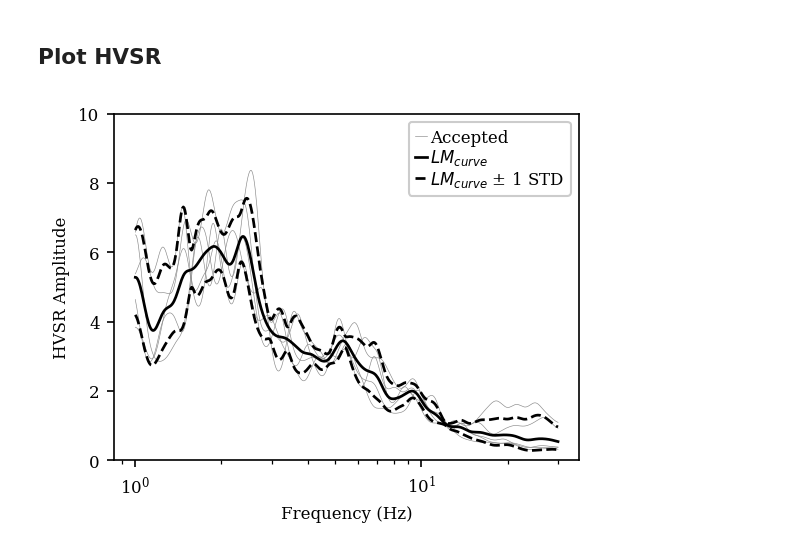
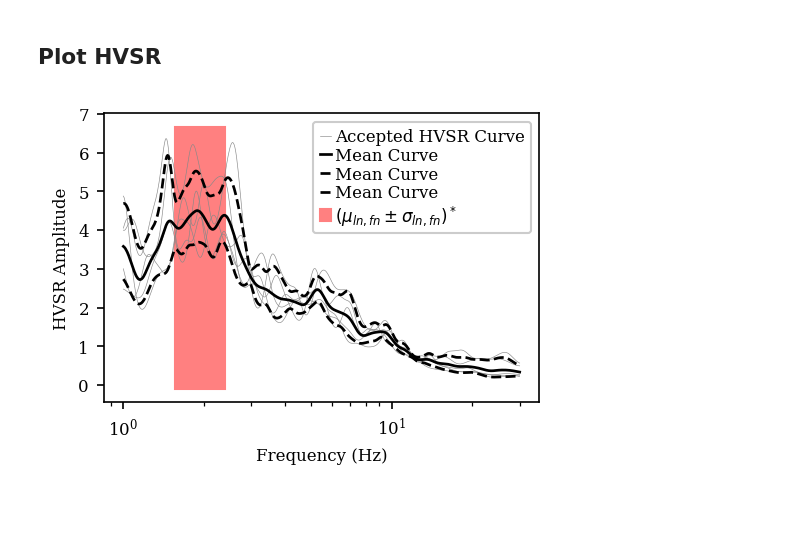
Before and after one commit to jpvantassel/hvsrpy, a Jupyter notebook: examples/example_ehvsr_traditional.ipynb, the cells around one changed output. Saved outputs shown, nothing was run; the diff lists cells and outputs as text; code cells hidden in the pictures; blank space fills up the shorter version.

Commit message:
:bug: Fix plot_tools to render ehvsr notebook

```diff
--- a/examples/example_ehvsr_traditional.ipynb
+++ b/examples/example_ehvsr_traditional.ipynb
@@ -136,6 +136,6 @@ hvsr = hvsrpy.process(srecords, processing_settings)
 # %% [markdown]
 ## Plot HVSR
 # %%
-(fig, ax) = hvsrpy.plot_tools.plot_single_panel_hvsr(hvsr, ylims=(0, 10))
+(fig, ax) = hvsrpy.plot_tools.plot_single_panel_hvsr_curves(hvsr)
 # %% [output]
-[figure, old version]
+[figure, new version]
```
Also changed, not shown: parts of 3 cells of this notebook, 2 other files.
